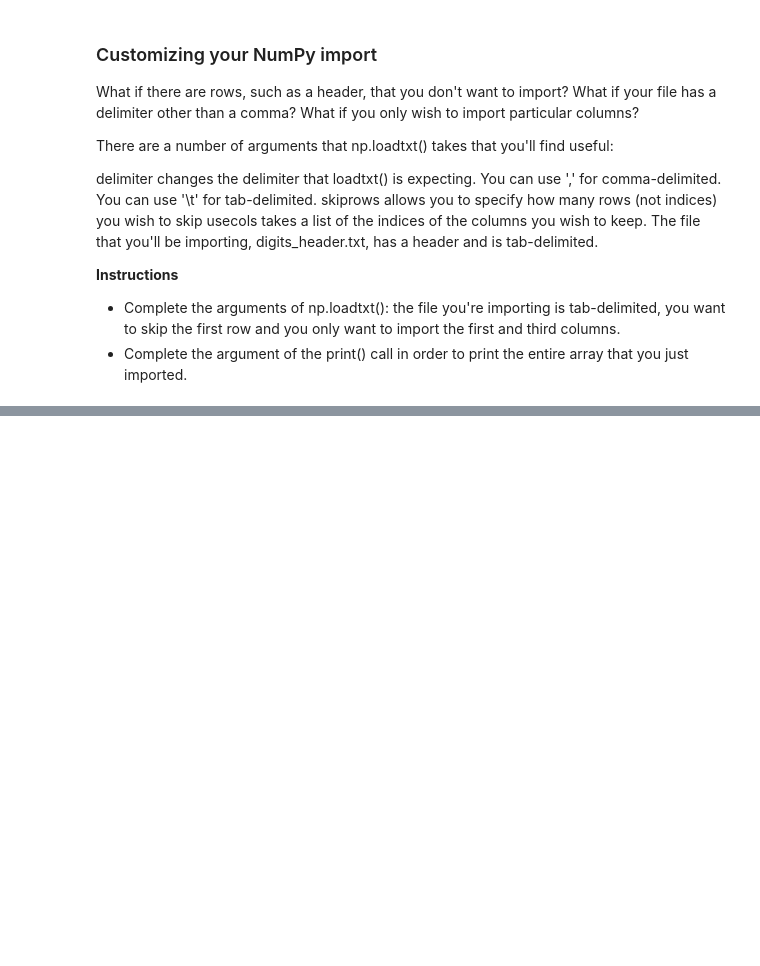
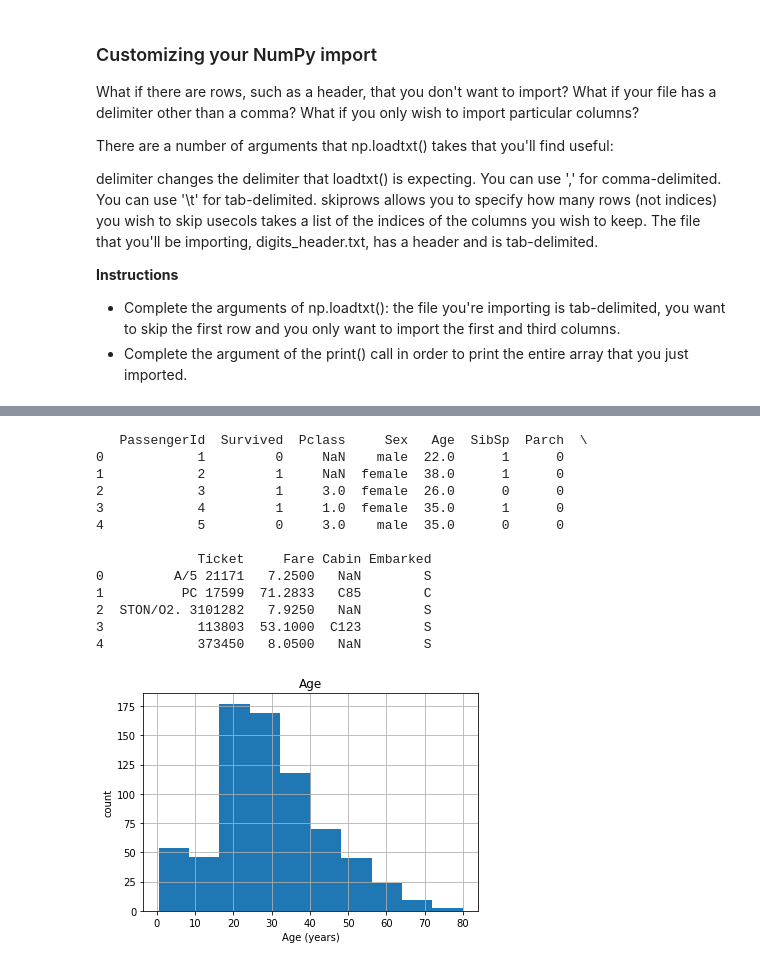
Before and after one commit to marcusandrev/DataCamp-Data-Scientist-with-Python-Career-Track, a Jupyter notebook: 15-Introduction-to-Importing-Data-in-Python/IIDP-Chapter-1-2.ipynb, the cells around one changed output, grey strips where cells are left out. Drawn from its saved outputs; the diff is of its cells as text; code cells hidden in the pictures; blank space fills up the shorter version.

```diff
--- a/15-Introduction-to-Importing-Data-in-Python/IIDP-Chapter-1-2.ipynb
+++ b/15-Introduction-to-Importing-Data-in-Python/IIDP-Chapter-1-2.ipynb
@@ -146,0 +282,33 @@ print(data)
+# %%
+# Import matplotlib.pyplot as plt
+import matplotlib.pyplot as plt
+
+# Assign filename: file
+file = 'datasets/titanic_corrupt.txt'
+
+# Import file: data
+data = pd.read_csv(file, sep=',', comment='#', na_values='Nothing')
+
+# Print the head of the DataFrame
+print(data.head())
+
+# Plot 'Age' variable in a histogram
+pd.DataFrame.hist(data[['Age']])
+plt.xlabel('Age (years)')
+plt.ylabel('count')
+plt.show()
+# %% [output]
+   PassengerId  Survived  Pclass     Sex   Age  SibSp  Parch  \
+0            1         0     NaN    male  22.0      1      0
+1            2         1     NaN  female  38.0      1      0
+2            3         1     3.0  female  26.0      0      0
+3            4         1     1.0  female  35.0      1      0
+4            5         0     3.0    male  35.0      0      0
+
+             Ticket     Fare Cabin Embarked
+0         A/5 21171   7.2500   NaN        S
+1          PC 17599  71.2833   C85        C
+2  STON/O2. 3101282   7.9250   NaN        S
+3            113803  53.1000  C123        S
+4            373450   8.0500   NaN        S
+[figure, added]
```
Also changed, not shown: parts of 9 cells of this notebook, 3 other files.
